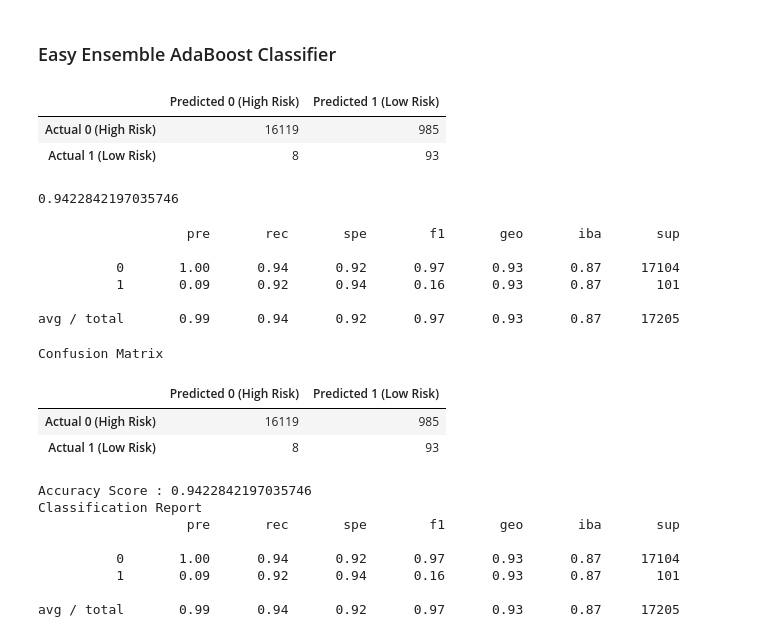
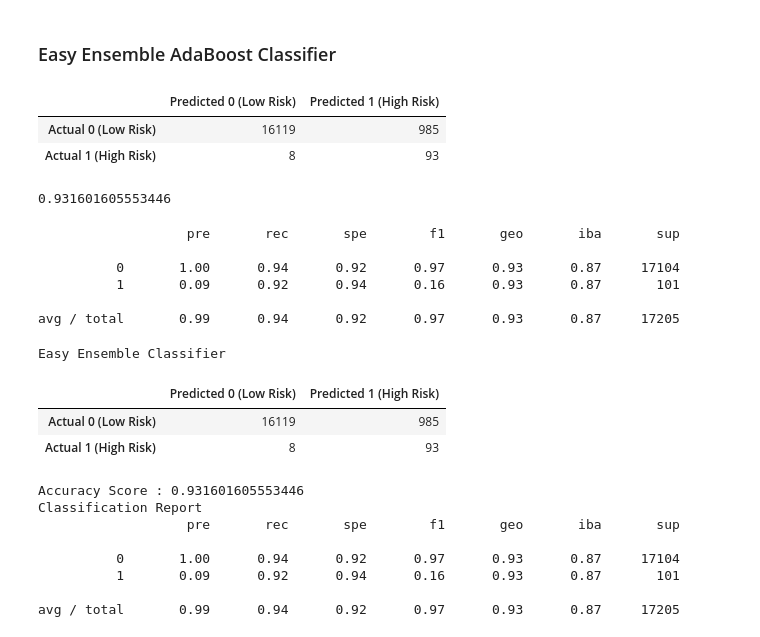
Before and after one commit to tonywang3571/Credit_Risk_Analysis, a Jupyter notebook: credit_risk_ensemble.ipynb, the cells around one changed output. Saved outputs shown, nothing was run; the diff lists cells and outputs as text; code cells hidden in the pictures.

```diff
--- a/credit_risk_ensemble.ipynb
+++ b/credit_risk_ensemble.ipynb
@@ -334,20 +334,20 @@ predictions = eec_model.predict(X_test_scaled)
 # %%
 # Display the confusion matrix
 cm = confusion_matrix(y_test, predictions)
 cm_df2 = pd.DataFrame(
-    cm, index=["Actual 0 (High Risk)", "Actual 1 (Low Risk)"], columns=["Predicted 0 (High Risk)", "Predicted 1 (Low Risk)"]
+    cm, index=["Actual 0 (Low Risk)", "Actual 1 (High Risk)"], columns=["Predicted 0 (Low Risk)", "Predicted 1 (High Risk)"]
 )
 cm_df2
 # %% [output]
-|  | Predicted 0 (High Risk) | Predicted 1 (Low Risk) |
-| Actual 0 (High Risk) | 16119 | 985 |
-| Actual 1 (Low Risk) | 8 | 93 |
+|  | Predicted 0 (Low Risk) | Predicted 1 (High Risk) |
+| Actual 0 (Low Risk) | 16119 | 985 |
+| Actual 1 (High Risk) | 8 | 93 |
 # %%
 # Calculated the balanced accuracy score
-bal_acc_score2 = accuracy_score(y_test, predictions)
+bal_acc_score2 = balanced_accuracy_score(y_test, predictions)
 bal_acc_score2
 # %% [output]
-0.9422842197035746
+0.931601605553446
 # %%
 # Print the imbalanced classification report
 print(classification_report_imbalanced(y_test, predictions))
@@ -360,17 +360,17 @@ print(classification_report_imbalanced(y_test, predictions))
 avg / total       0.99      0.94      0.92      0.97      0.93      0.87     17205
 # %%
 # Displaying results
-print("Confusion Matrix")
+print("Easy Ensemble Classifier")
 display(cm_df2)
 print(f"Accuracy Score : {bal_acc_score2}")
 print("Classification Report")
 print(classification_report_imbalanced(y_test, predictions))
 # %% [output]
-Confusion Matrix
+Easy Ensemble Classifier
-|  | Predicted 0 (High Risk) | Predicted 1 (Low Risk) |
-| Actual 0 (High Risk) | 16119 | 985 |
-| Actual 1 (Low Risk) | 8 | 93 |
+|  | Predicted 0 (Low Risk) | Predicted 1 (High Risk) |
+| Actual 0 (Low Risk) | 16119 | 985 |
+| Actual 1 (High Risk) | 8 | 93 |
-Accuracy Score : 0.9422842197035746
+Accuracy Score : 0.931601605553446
 Classification Report
                    pre       rec       spe        f1       geo       iba       sup
 
```
Also changed, not shown: parts of 2 cells of this notebook, 8 other files.
